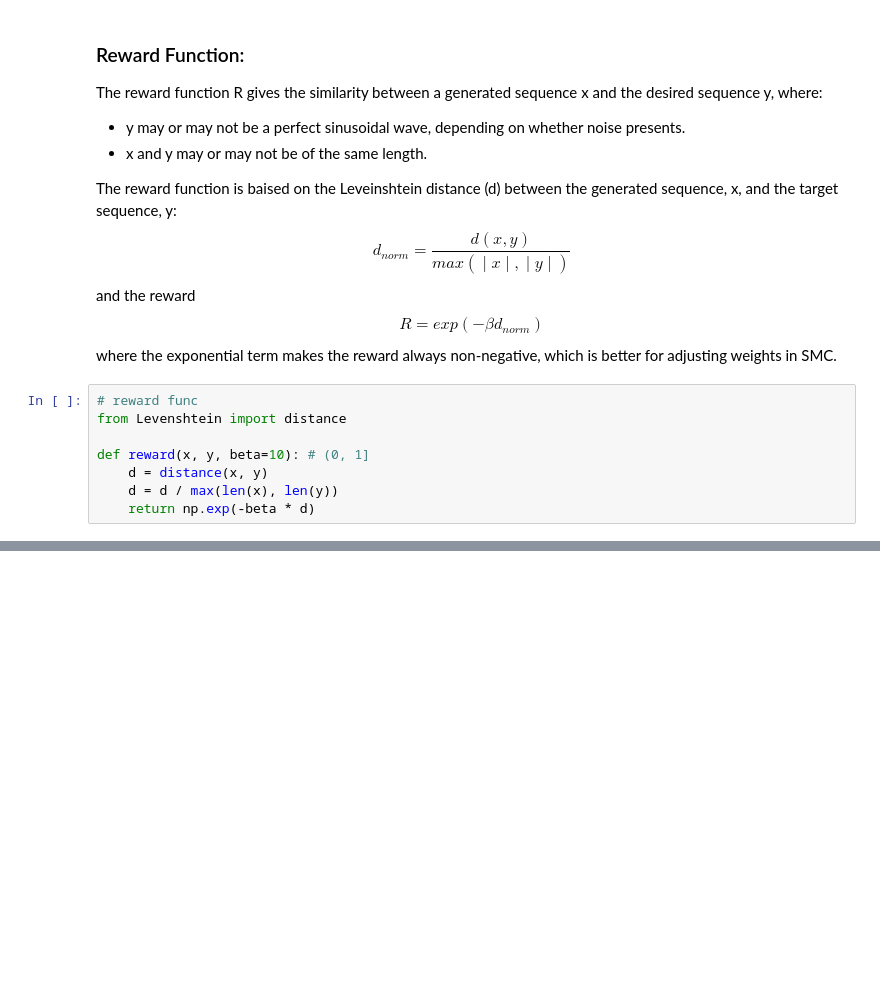
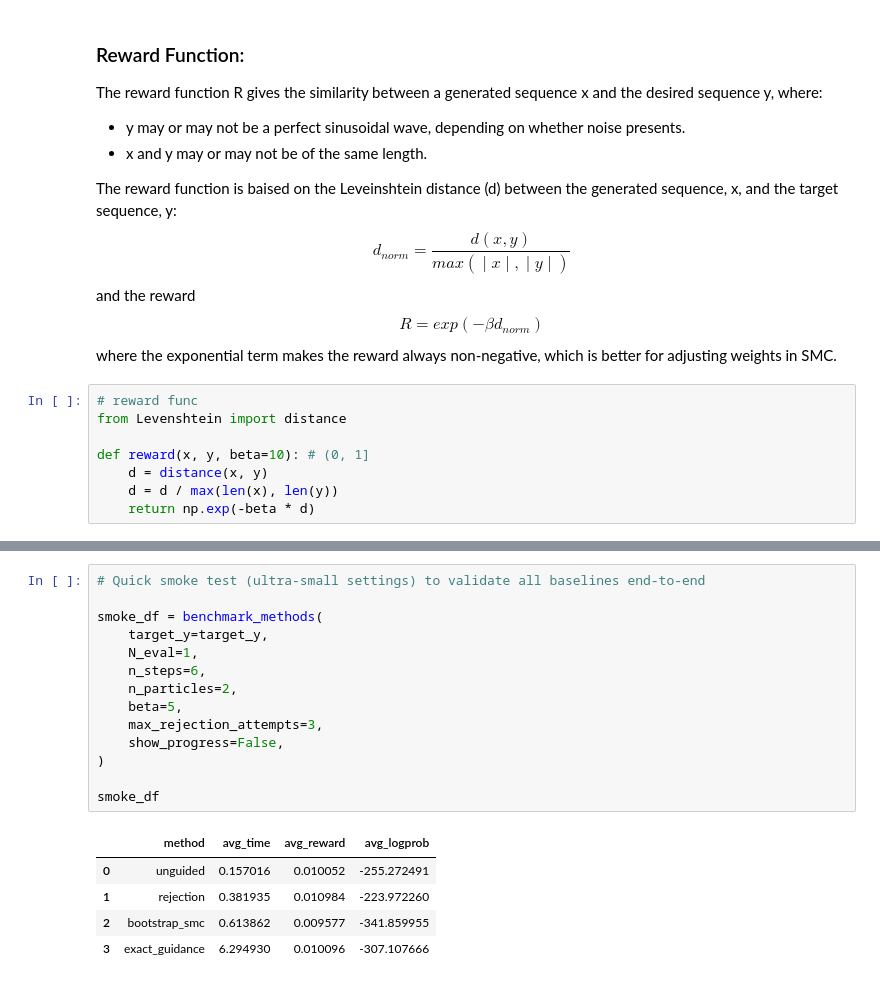
Before and after one commit to upsilonyc/edit-flows-guidance-demo, a Jupyter notebook: main.ipynb, the cells around one changed output, grey strips where cells are left out. Cells and saved outputs as stored; diff of their text form; blank space fills up the shorter version.

```diff
--- a/main.ipynb
+++ b/main.ipynb
@@ -917 +1475,21 @@ with tqdm(desc="Euler Sampling") as pbar:
+# %%
+# Quick smoke test (ultra-small settings) to validate all baselines end-to-end
+
+smoke_df = benchmark_methods(
+    target_y=target_y,
+    N_eval=1,
+    n_steps=6,
+    n_particles=2,
+    beta=5,
+    max_rejection_attempts=3,
+    show_progress=False,
+)
+
+smoke_df
+# %% [output]
+|  | method | avg_time | avg_reward | avg_logprob |
+| 0 | unguided | 0.157016 | 0.010052 | -255.272491 |
+| 1 | rejection | 0.381935 | 0.010984 | -223.972260 |
+| 2 | bootstrap_smc | 0.613862 | 0.009577 | -341.859955 |
+| 3 | exact_guidance | 6.294930 | 0.010096 | -307.107666 |
 # %%
```
Also changed, not shown: parts of 7 cells of this notebook.
